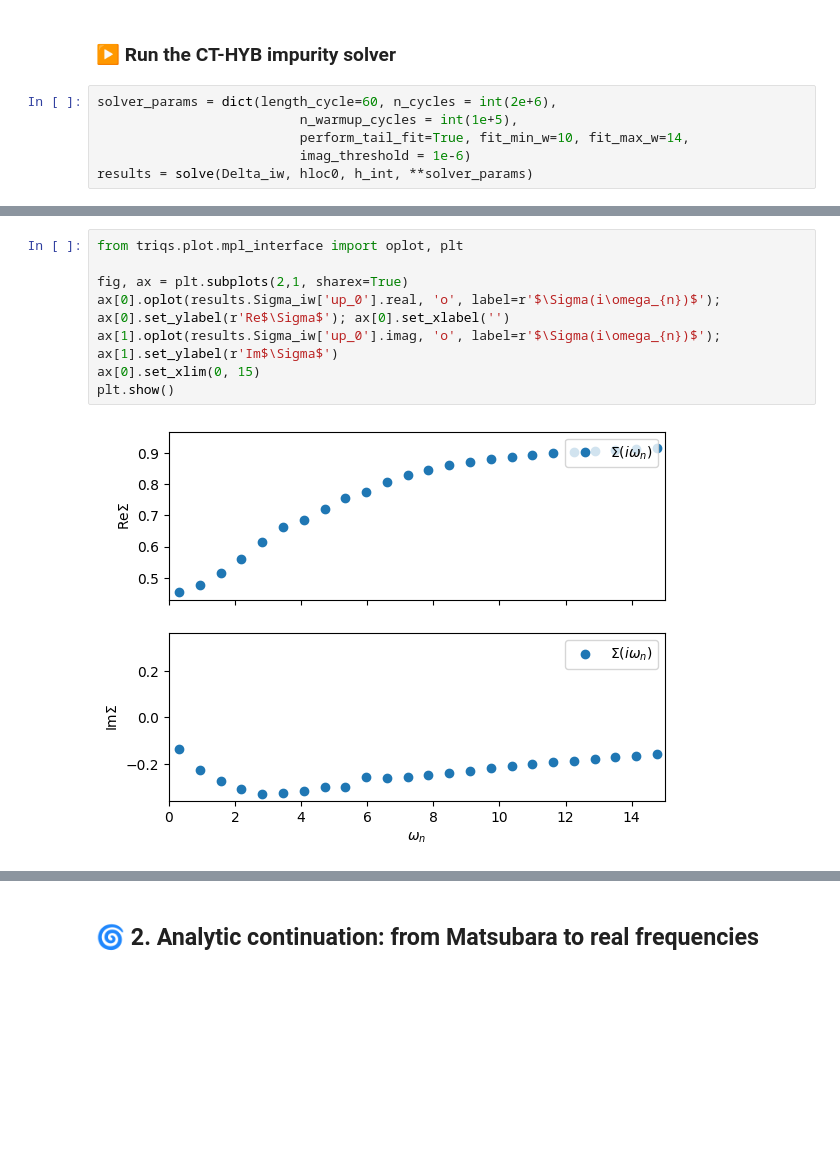
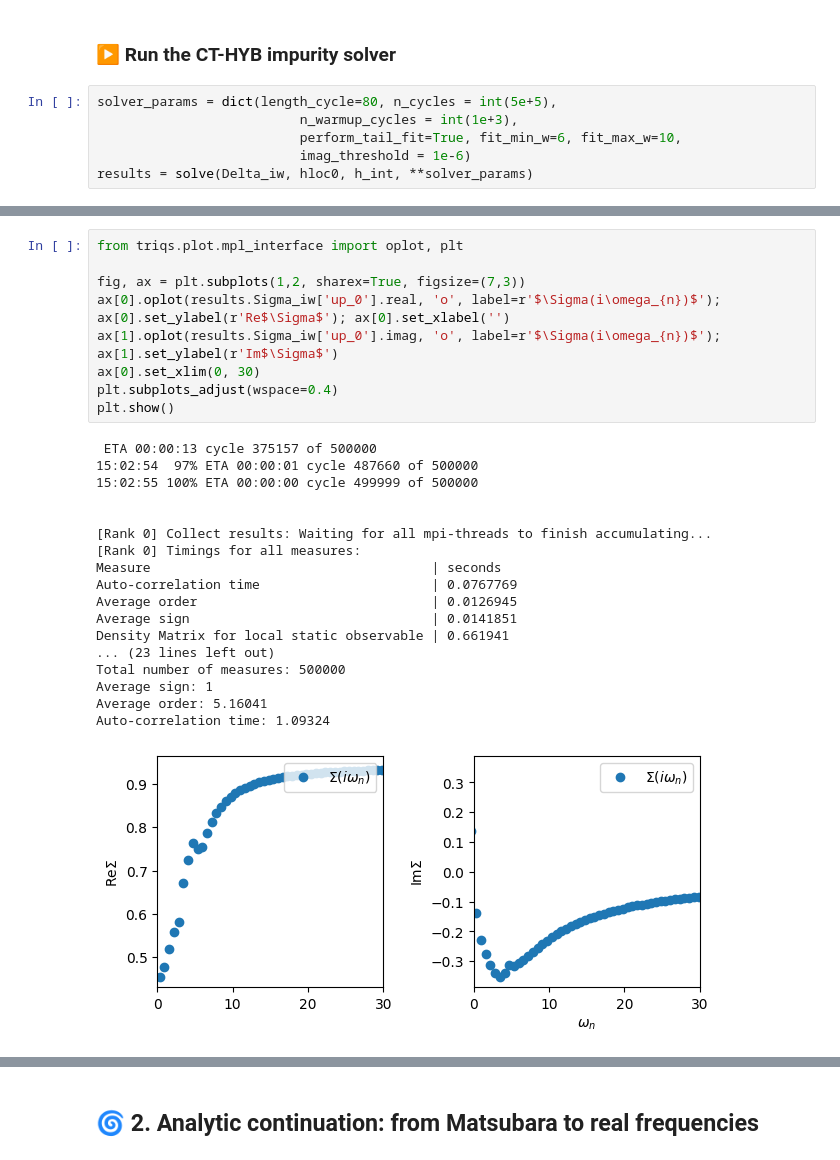
Before and after one commit to harrisonlabollita/TRIQS-tutorials, a Jupyter notebook: ModEST-DMFT/02s-lco-one-band.ipynb, the cells around one changed output, grey strips where cells are left out. Saved outputs shown, nothing was run; the diff lists cells and outputs as text; blank space fills up the shorter version.

```diff
--- a/ModEST-DMFT/02s-lco-one-band.ipynb
+++ b/ModEST-DMFT/02s-lco-one-band.ipynb
@@ -239,9 +239,9 @@ Starting serial run at: 2025-07-23 10:29:08.178196
 # %% [markdown]
 ### ▶️ Run the CT-HYB impurity solver
 # %%
-solver_params = dict(length_cycle=60, n_cycles = int(2e+6),
-                          n_warmup_cycles = int(1e+5),
-                          perform_tail_fit=True, fit_min_w=10, fit_max_w=14,
+solver_params = dict(length_cycle=80, n_cycles = int(5e+5),
+                          n_warmup_cycles = int(1e+3),
+                          perform_tail_fit=True, fit_min_w=6, fit_max_w=10,
                           imag_threshold = 1e-6)
 results = solve(Delta_iw, hloc0, h_int, **solver_params)
 # %% [output]
@@ -266,13 +283,31 @@ Warning :: Trace of the density matrix is 1 instead of 1
 # %%
 from triqs.plot.mpl_interface import oplot, plt
 
-fig, ax = plt.subplots(2,1, sharex=True)
+fig, ax = plt.subplots(1,2, sharex=True, figsize=(7,3))
 ax[0].oplot(results.Sigma_iw['up_0'].real, 'o', label=r'$\Sigma(i\omega_{n})$');
 ax[0].set_ylabel(r'Re$\Sigma$'); ax[0].set_xlabel('')
 ax[1].oplot(results.Sigma_iw['up_0'].imag, 'o', label=r'$\Sigma(i\omega_{n})$');
 ax[1].set_ylabel(r'Im$\Sigma$')
-ax[0].set_xlim(0, 15)
+ax[0].set_xlim(0, 30)
+plt.subplots_adjust(wspace=0.4)
 plt.show()
 # %% [output]
+ ETA 00:00:13 cycle 375157 of 500000
+15:02:54  97% ETA 00:00:01 cycle 487660 of 500000
+15:02:55 100% ETA 00:00:00 cycle 499999 of 500000
+
+
+[Rank 0] Collect results: Waiting for all mpi-threads to finish accumulating...
+[Rank 0] Timings for all measures:
+Measure                                    | seconds
+Auto-correlation time                      | 0.0767769
+Average order                              | 0.0126945
+Average sign                               | 0.0141851
+Density Matrix for local static observable | 0.661941
+... (23 lines left out)
+Total number of measures: 500000
+Average sign: 1
+Average order: 5.16041
+Auto-correlation time: 1.09324
-[figure, old version]
+[figure, new version]
 # %% [markdown]
```
Also changed, not shown: parts of 29 cells of this notebook, 4 other files.
